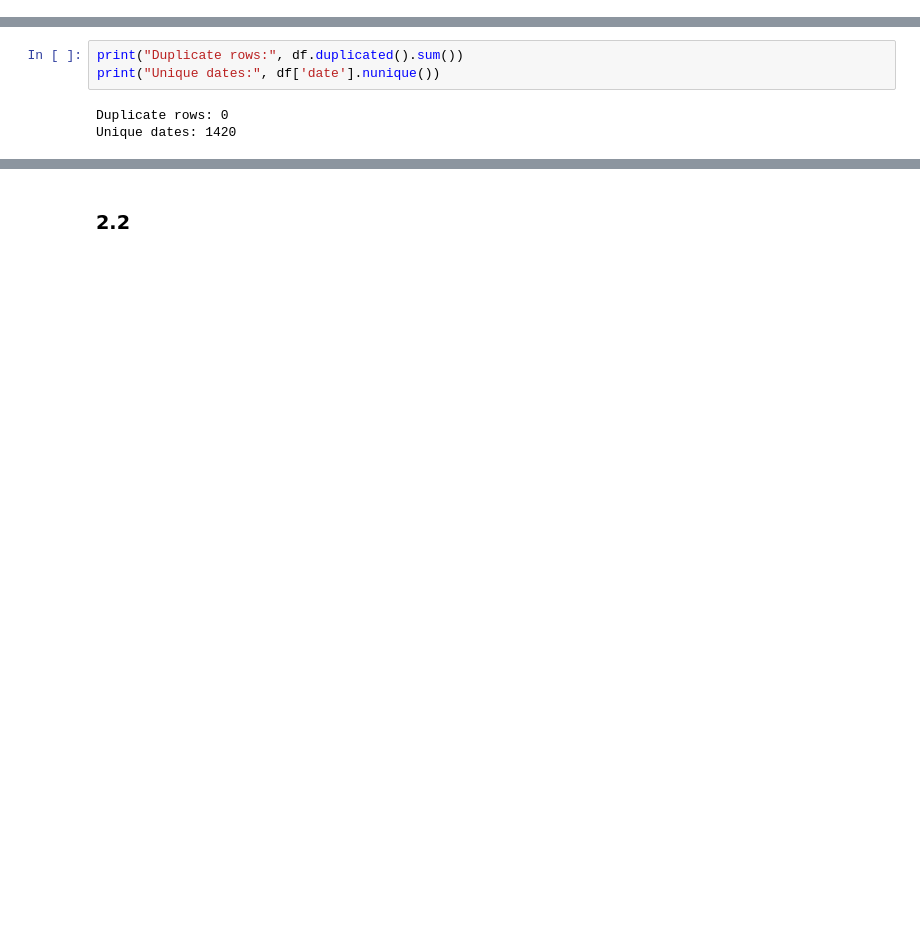
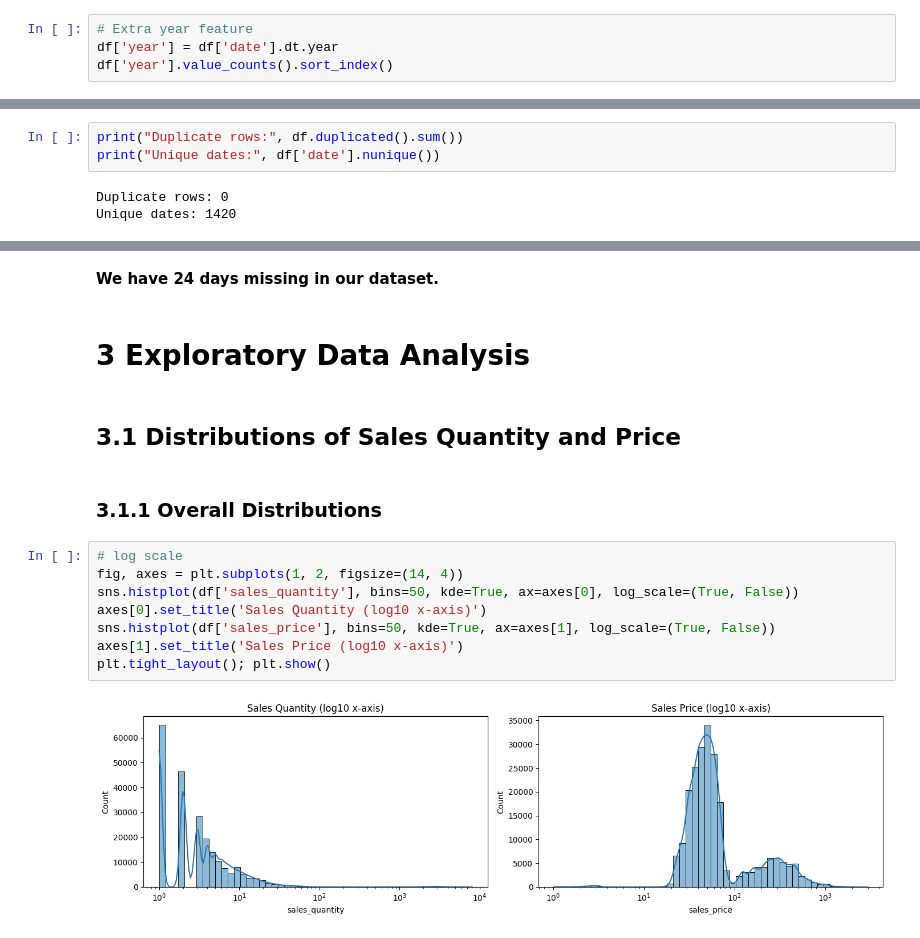
Before and after one commit to starovit/forecast-sales, a Jupyter notebook: notebooks/01_eda.ipynb, the cells around one changed output, grey strips where cells are left out. Saved outputs shown, nothing was run; the diff lists cells and outputs as text; blank space fills up the shorter version.

```diff
--- a/notebooks/01_eda.ipynb
+++ b/notebooks/01_eda.ipynb
@@ -10,0 +81,4 @@ df = pd.read_csv("../data/raw/df.csv", index_col=0)
+# %%
+# Extra year feature
+df['year'] = df['date'].dt.year
+df['year'].value_counts().sort_index()
@@ -88,2 +152,18 @@ Max date: 2020-10-31 00:00:00
+# %% [markdown]
+**We have 24 days missing in our dataset.**
+# %% [markdown]
+# 3 Exploratory Data Analysis
 # %% [markdown]
-### 2.2
+## 3.1 Distributions of Sales Quantity and Price
+# %% [markdown]
+### 3.1.1  Overall Distributions
+# %%
+# log scale
+fig, axes = plt.subplots(1, 2, figsize=(14, 4))
+sns.histplot(df['sales_quantity'], bins=50, kde=True, ax=axes[0], log_scale=(True, False))
+axes[0].set_title('Sales Quantity (log10 x‑axis)')
+sns.histplot(df['sales_price'], bins=50, kde=True, ax=axes[1], log_scale=(True, False))
+axes[1].set_title('Sales Price (log10 x‑axis)')
+plt.tight_layout(); plt.show()
+# %% [output]
+[figure, added]
```
Also changed, not shown: parts of 77 cells of this notebook, 2 other files.
